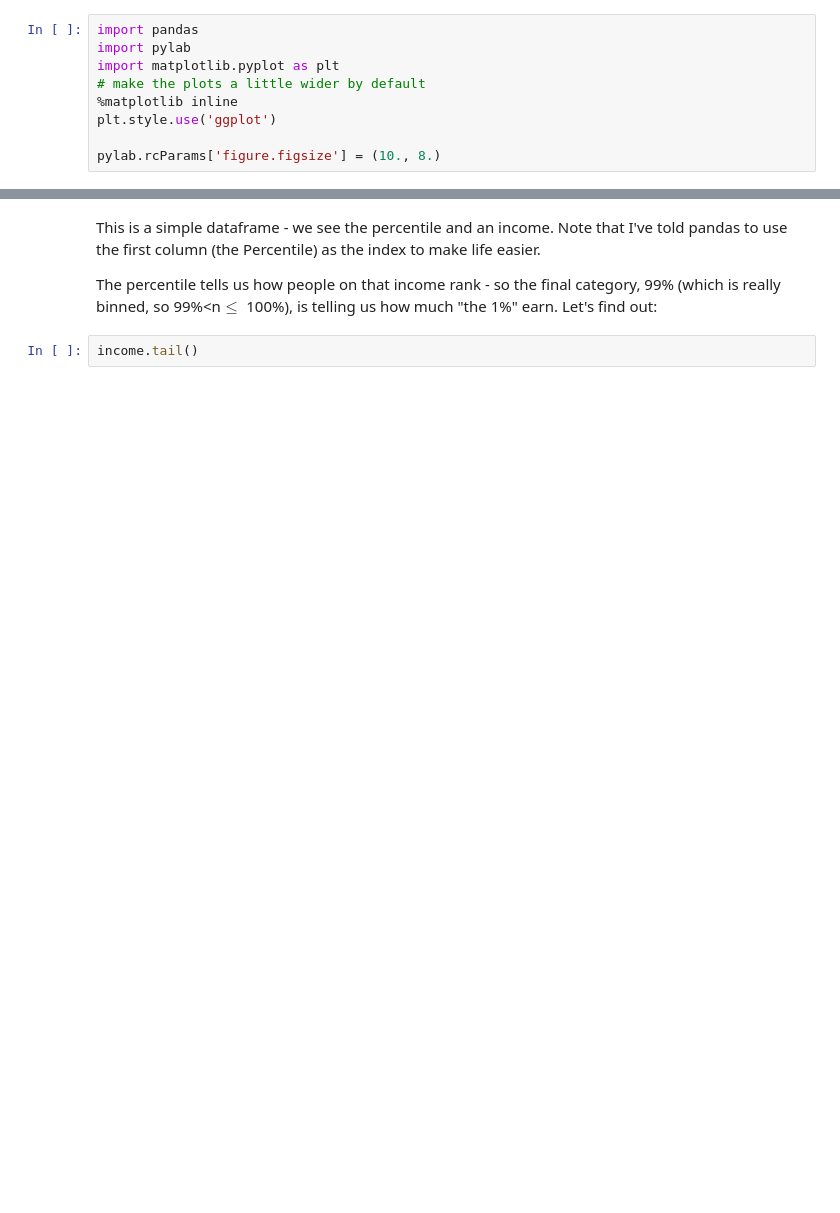
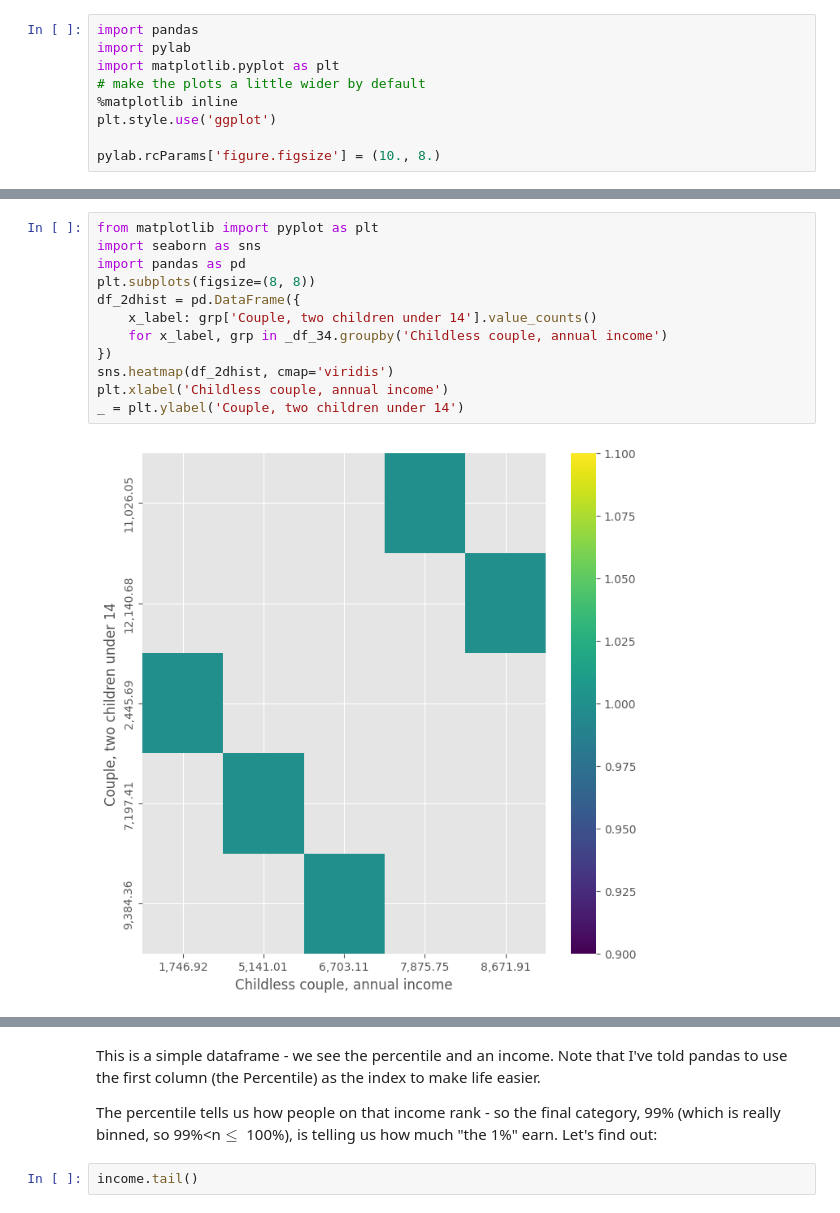
Before and after one commit to vicdelamaire/QM-2-, a Jupyter notebook: notebooks/W02. Pandas.ipynb, the cells around one changed output, grey strips where cells are left out. Cells and saved outputs as stored; diff of their text form; blank space fills up the shorter version.

```diff
--- a/notebooks/W02. Pandas.ipynb
+++ b/notebooks/W02. Pandas.ipynb
@@ -68,0 +112,14 @@ income.head()
+# %%
+from matplotlib import pyplot as plt
+import seaborn as sns
+import pandas as pd
+plt.subplots(figsize=(8, 8))
+df_2dhist = pd.DataFrame({
+    x_label: grp['Couple, two children under 14'].value_counts()
+    for x_label, grp in _df_34.groupby('Childless couple, annual income')
+})
+sns.heatmap(df_2dhist, cmap='viridis')
+plt.xlabel('Childless couple, annual income')
+_ = plt.ylabel('Couple, two children under 14')
+# %% [output]
+[figure, added]
```
Also changed, not shown: parts of 17 cells of this notebook.
